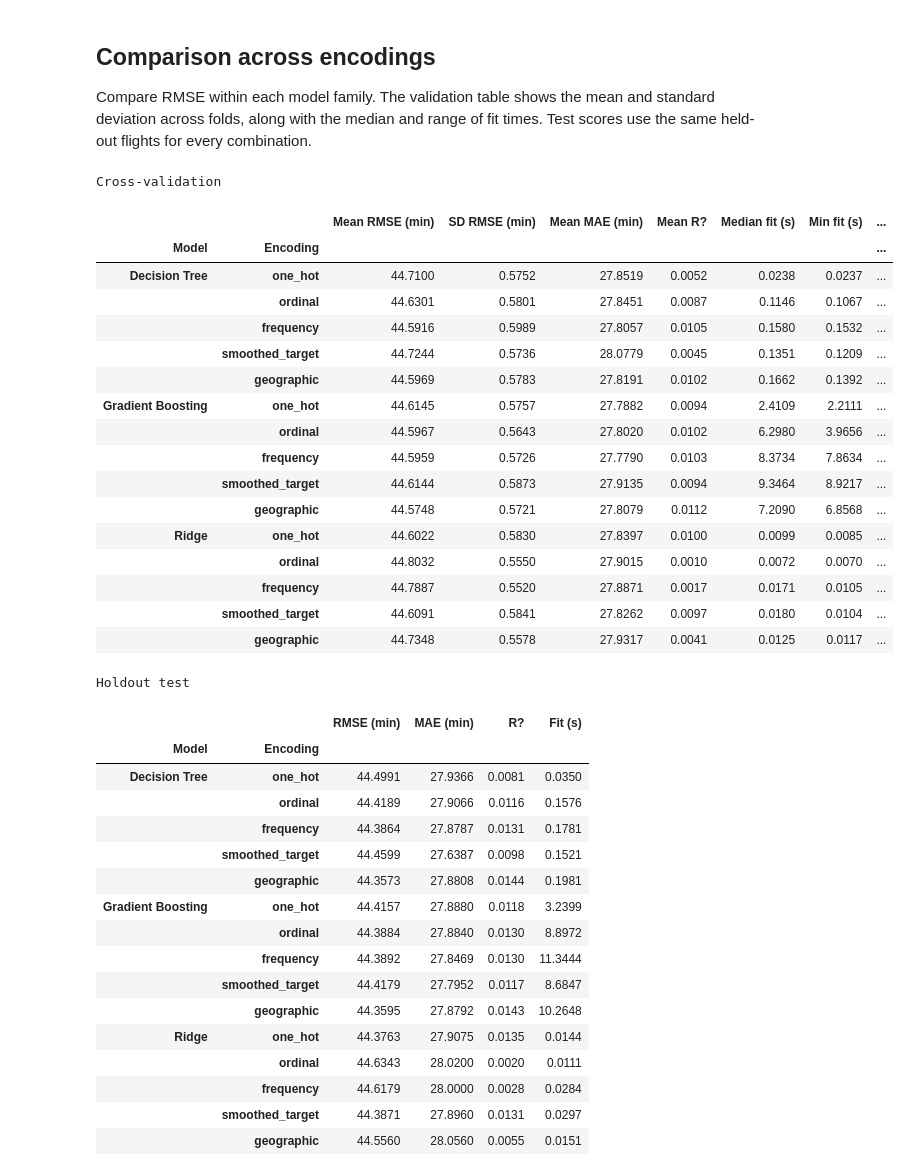
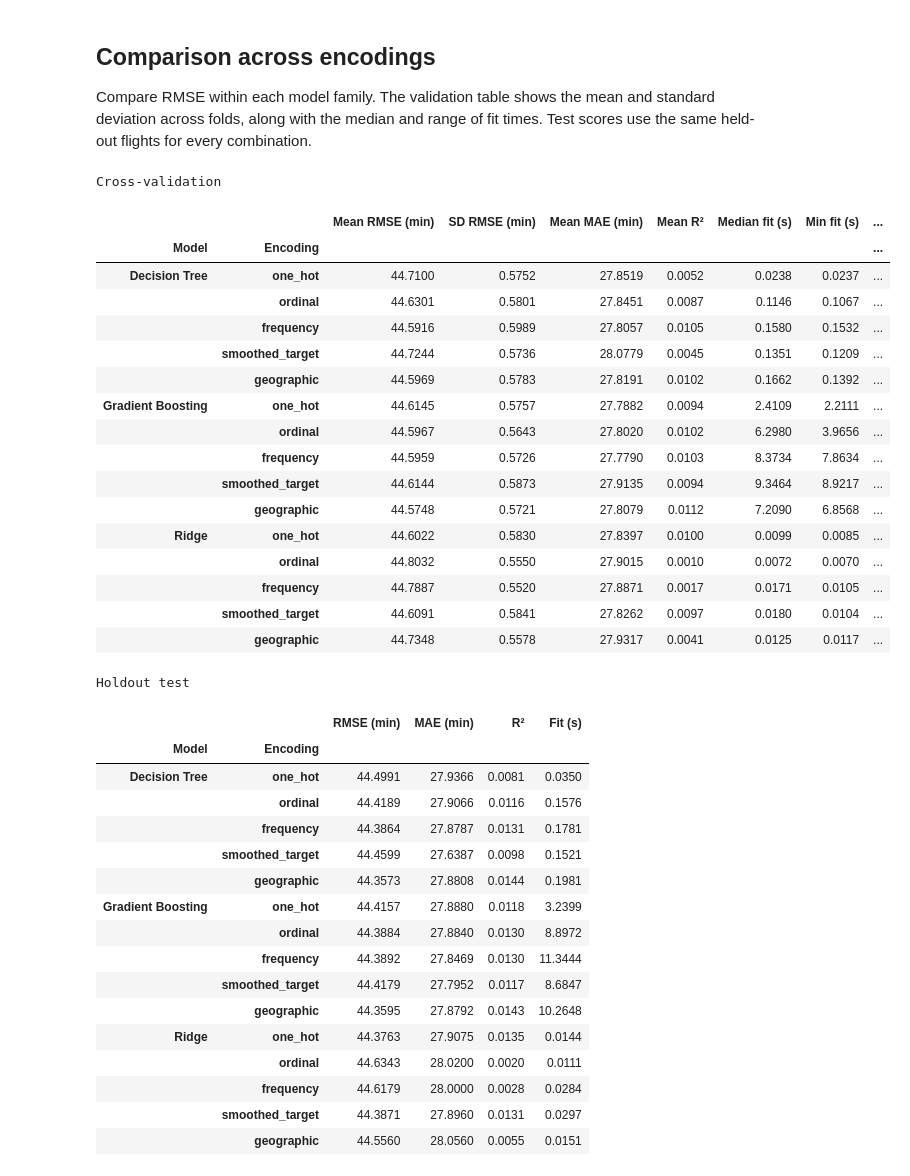
Before and after one commit to Jonathan01476/Evaluating-Categorical-Encoding-Strategies-for-Machine-Learning-Performance, a Jupyter notebook: src/modeling/Modeling.ipynb, the cells around one changed output. Drawn from its saved outputs; the diff is of its cells as text; code cells hidden in the pictures.

```diff
--- a/src/modeling/Modeling.ipynb
+++ b/src/modeling/Modeling.ipynb
@@ -140,7 +140,7 @@ def fit_and_score(make_model, split):
     return {
         "RMSE (min)": np.sqrt(mean_squared_error(y_evaluation, predictions)),
         "MAE (min)": mean_absolute_error(y_evaluation, predictions),
-        "R?": r2_score(y_evaluation, predictions),
+        "R²": r2_score(y_evaluation, predictions),
         "Fit (s)": fit_seconds,
     }
 
@@ -768,27 +768,27 @@ Test scores use the same held-out flights for every combination.
 # %%
 validation_summary = pd.DataFrame.from_dict(
     {
         key: {
             "Mean RMSE (min)": scores["RMSE (min)"].mean(),
             "SD RMSE (min)": scores["RMSE (min)"].std(),
             "Mean MAE (min)": scores["MAE (min)"].mean(),
-            "Mean R?": scores["R?"].mean(),
+            "Mean R²": scores["R²"].mean(),
             "Median fit (s)": scores["Fit (s)"].median(),
             "Min fit (s)": scores["Fit (s)"].min(),
             "Max fit (s)": scores["Fit (s)"].max(),
         }
         for key, scores in validation_results.items()
     },
     orient="index",
 )
 test_summary = pd.DataFrame.from_dict(test_results, orient="index")
 for title, summary in [("Cross-validation", validation_summary), ("Holdout test", test_summary)]:
     summary.index = pd.MultiIndex.from_tuples(summary.index, names=["Encoding", "Model"])
     print(title)
     display(summary.swaplevel().sort_index(level="Model", sort_remaining=False).round(4))
 # %% [output]
 Cross-validation
-|  |  | Mean RMSE (min) | SD RMSE (min) | Mean MAE (min) | Mean R? | Median fit (s) | Min fit (s) | ... |
+|  |  | Mean RMSE (min) | SD RMSE (min) | Mean MAE (min) | Mean R² | Median fit (s) | Min fit (s) | ... |
 | Model | Encoding |  |  |  |  |  |  | ... |
 | Decision Tree | one_hot | 44.7100 | 0.5752 | 27.8519 | 0.0052 | 0.0238 | 0.0237 | ... |
 |  | ordinal | 44.6301 | 0.5801 | 27.8451 | 0.0087 | 0.1146 | 0.1067 | ... |
@@ -806,7 +806,7 @@ Cross-validation
 |  | smoothed_target | 44.6091 | 0.5841 | 27.8262 | 0.0097 | 0.0180 | 0.0104 | ... |
 |  | geographic | 44.7348 | 0.5578 | 27.9317 | 0.0041 | 0.0125 | 0.0117 | ... |
 Holdout test
-|  |  | RMSE (min) | MAE (min) | R? | Fit (s) |
+|  |  | RMSE (min) | MAE (min) | R² | Fit (s) |
 | Model | Encoding |  |  |  |  |
 | Decision Tree | one_hot | 44.4991 | 27.9366 | 0.0081 | 0.0350 |
 |  | ordinal | 44.4189 | 27.9066 | 0.0116 | 0.1576 |
```
Also changed, not shown: parts of 33 cells of this notebook, 2 other files.
